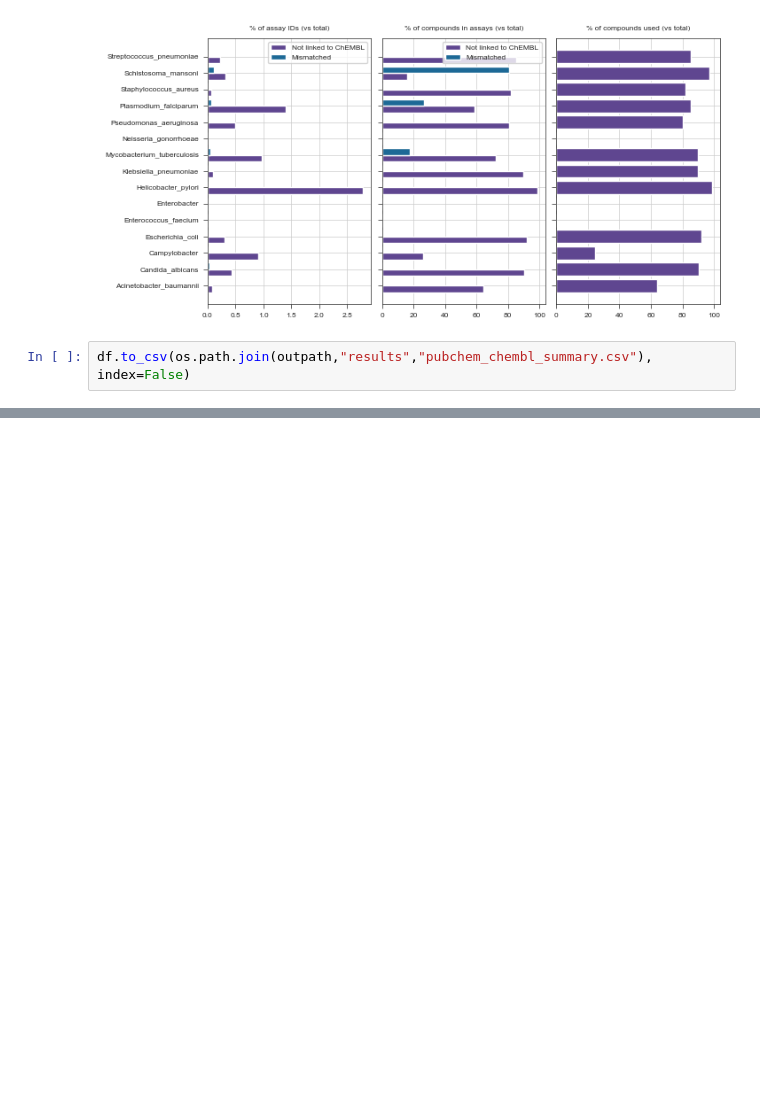
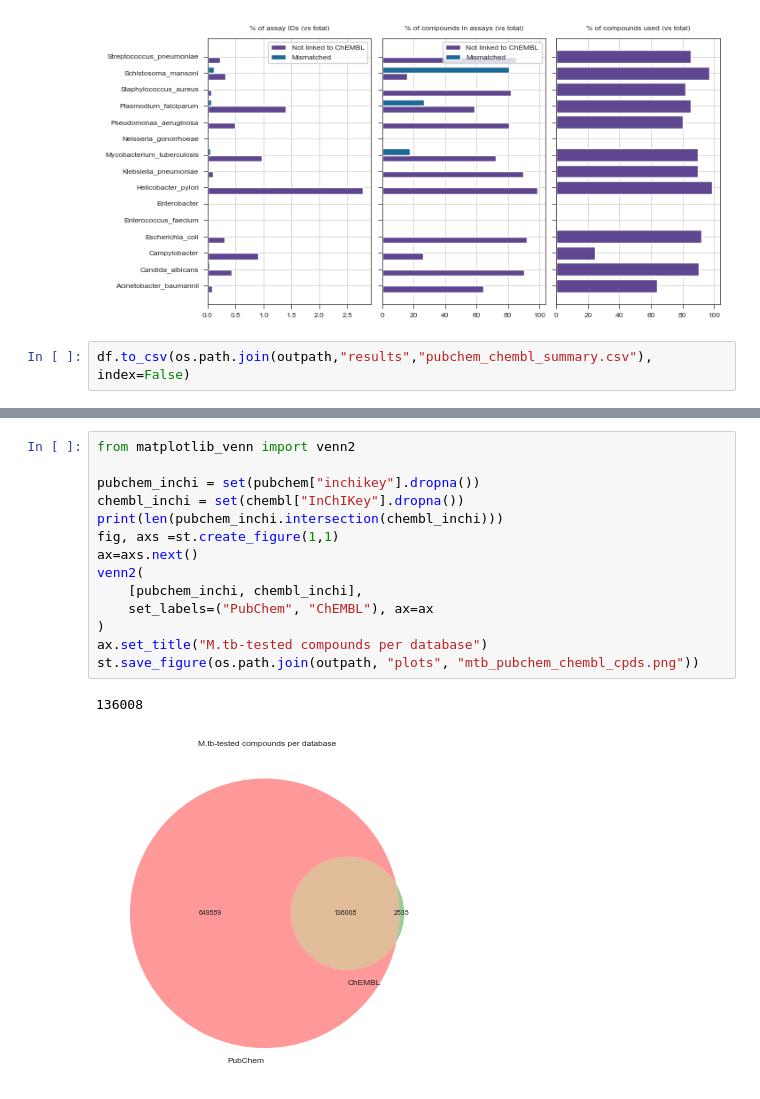
Before and after one commit to ersilia-os/pubchem-antimicrobial-tasks, a Jupyter notebook: notebooks/02_pubchem_chembl_plots.ipynb, the cells around one changed output, grey strips where cells are left out. Cells and saved outputs as stored; diff of their text form; blank space fills up the shorter version.

```diff
--- a/notebooks/02_pubchem_chembl_plots.ipynb
+++ b/notebooks/02_pubchem_chembl_plots.ipynb
@@ -180,0 +201,17 @@ Name: 8, dtype: object
+# %%
+from matplotlib_venn import venn2
+
+pubchem_inchi = set(pubchem["inchikey"].dropna())
+chembl_inchi = set(chembl["InChIKey"].dropna())
+print(len(pubchem_inchi.intersection(chembl_inchi)))
+fig, axs =st.create_figure(1,1)
+ax=axs.next()
+venn2(
+    [pubchem_inchi, chembl_inchi],
+    set_labels=("PubChem", "ChEMBL"), ax=ax
+)
+ax.set_title("M.tb-tested compounds per database")
+st.save_figure(os.path.join(outpath, "plots", "mtb_pubchem_chembl_cpds.png"))
+# %% [output]
+136008
+[figure, added]
```
Also changed, not shown: parts of 4 cells of this notebook, 5 other files.
